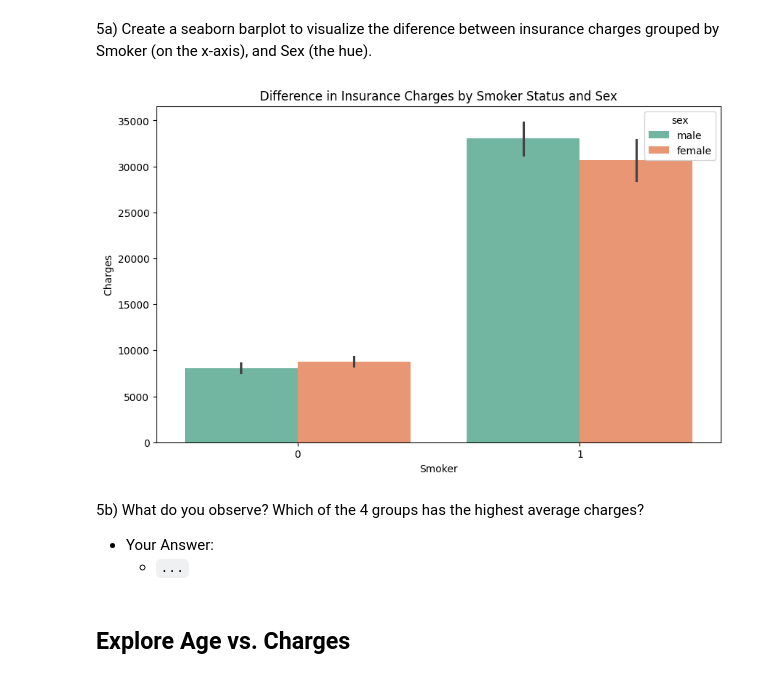
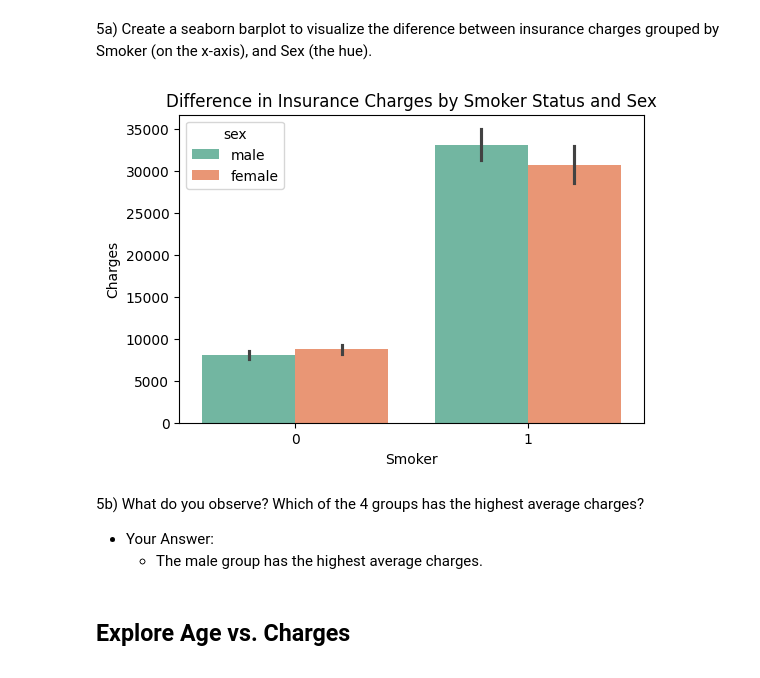
Before and after one commit to katusabevictoria/katusabevictoria, a Jupyter notebook: Data_Visualization_Core_Starter_Notebook.ipynb, the cells around one changed output. Saved outputs shown, nothing was run; the diff lists cells and outputs as text; code cells hidden in the pictures.

```diff
--- a/Data_Visualization_Core_Starter_Notebook.ipynb
+++ b/Data_Visualization_Core_Starter_Notebook.ipynb
@@ -162,18 +162,18 @@ Passing `palette` without assigning `hue` is deprecated and will be removed in v
 5a\) Create a seaborn barplot to visualize the diference between insurance charges grouped by Smoker (on the x-axis), and Sex (the hue).
 # %%
 # Create a barplot of smoker vs charges, colored by sex
-plt.figure(figsize=(10, 6))
+plt.figure(figsize=(6, 4))
 sns.barplot(x='smoker', y='charges', hue='sex', data=df, palette='Set2')
 plt.title('Difference in Insurance Charges by Smoker Status and Sex')
 plt.xlabel('Smoker')
 plt.ylabel('Charges')
 plt.show()
 # %% [output]
-[figure, old version]
+[figure, new version]
 # %% [markdown]
 5b\) What do you observe? Which of the 4 groups has the highest average charges?
 - Your Answer:
-  - `...`
+  - The male group has the highest average charges.
 # %% [markdown]
 ## Explore Age vs. Charges
 # %% [markdown]
```
Also changed, not shown: parts of 16 cells of this notebook.
